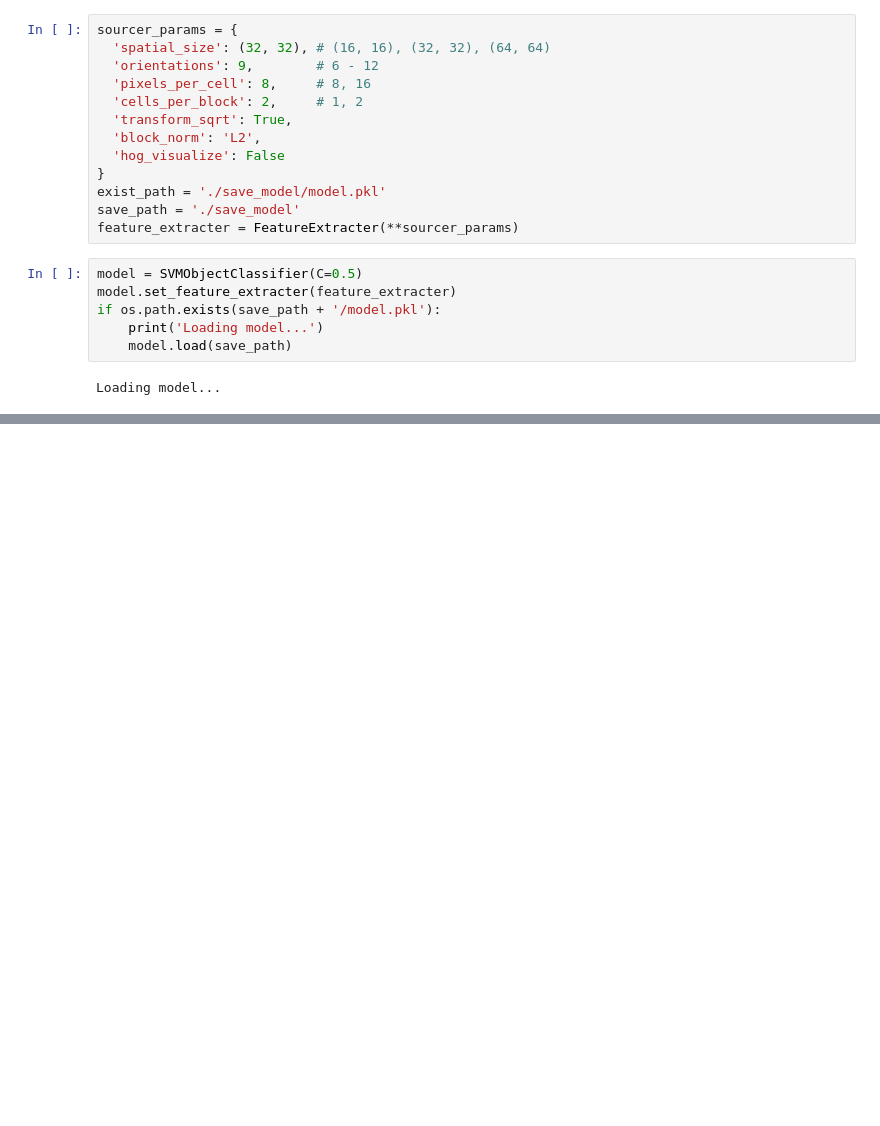
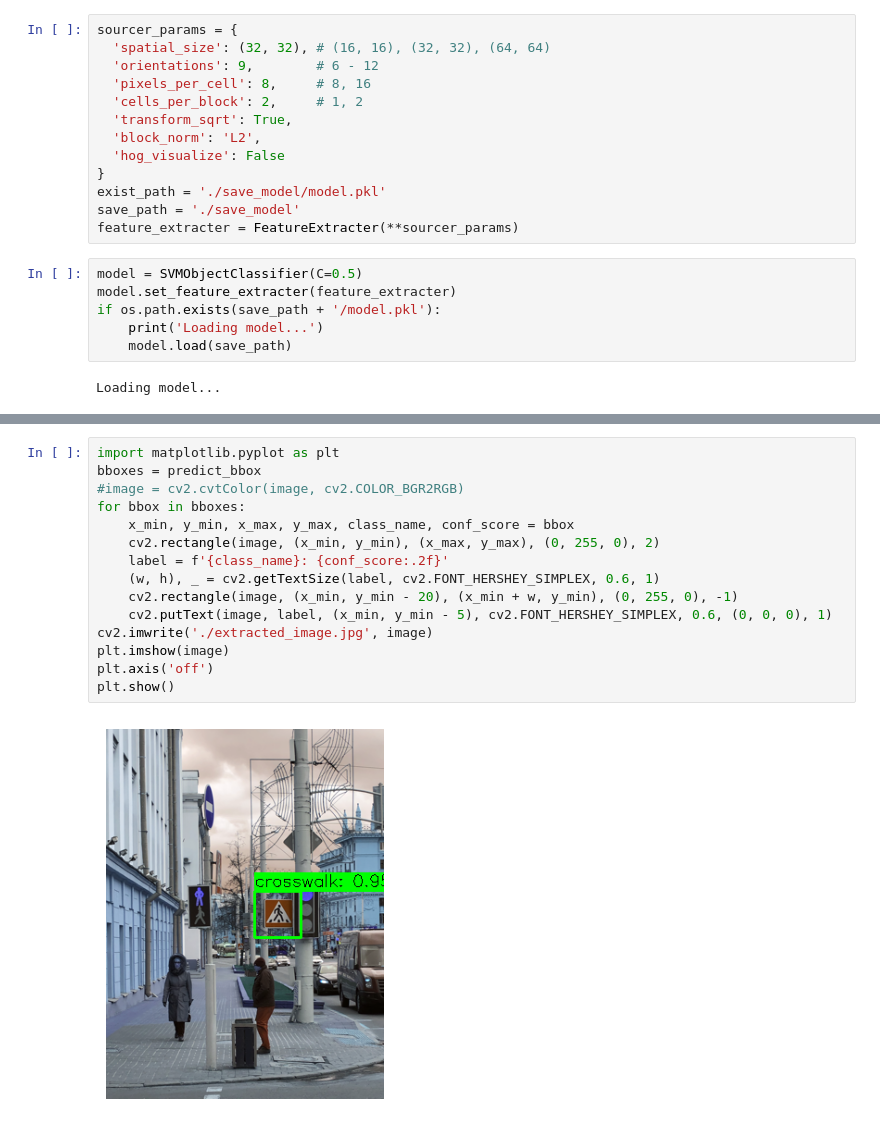
Before and after one commit to EbisuRyu/Vehicle-Detection-using-SVM-and-HOG, a Jupyter notebook: test_detection.ipynb, the cells around one changed output, grey strips where cells are left out. Saved outputs shown, nothing was run; the diff lists cells and outputs as text; blank space fills up the shorter version.

```diff
--- a/test_detection.ipynb
+++ b/test_detection.ipynb
@@ -46,0 +47,17 @@ visualize_bbox(image, predict_bbox)
+# %%
+import matplotlib.pyplot as plt
+bboxes = predict_bbox
+#image = cv2.cvtColor(image, cv2.COLOR_BGR2RGB)
+for bbox in bboxes:
+    x_min, y_min, x_max, y_max, class_name, conf_score = bbox
+    cv2.rectangle(image, (x_min, y_min), (x_max, y_max), (0, 255, 0), 2)
+    label = f'{class_name}: {conf_score:.2f}'
+    (w, h), _ = cv2.getTextSize(label, cv2.FONT_HERSHEY_SIMPLEX, 0.6, 1)
+    cv2.rectangle(image, (x_min, y_min - 20), (x_min + w, y_min), (0, 255, 0), -1)
+    cv2.putText(image, label, (x_min, y_min - 5), cv2.FONT_HERSHEY_SIMPLEX, 0.6, (0, 0, 0), 1)
+cv2.imwrite('./extracted_image.jpg', image)
+plt.imshow(image)
+plt.axis('off')
+plt.show()
+# %% [output]
+[figure, added]
```
Also changed, not shown: parts of 1 cell of this notebook, 3 other files.
